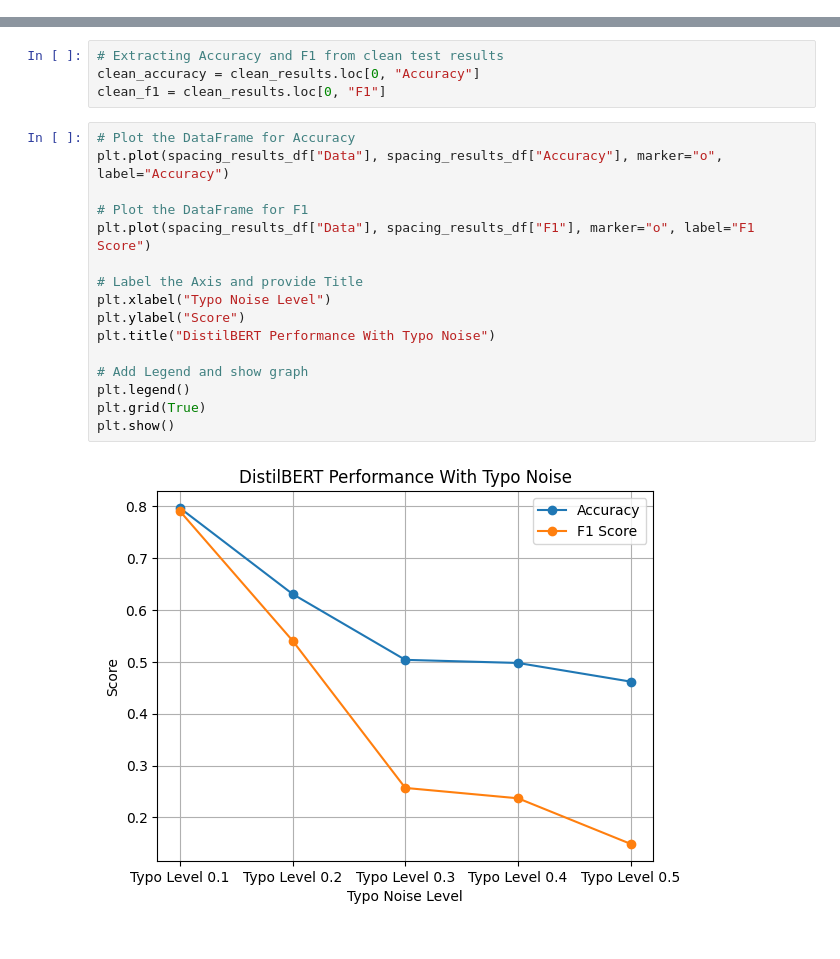
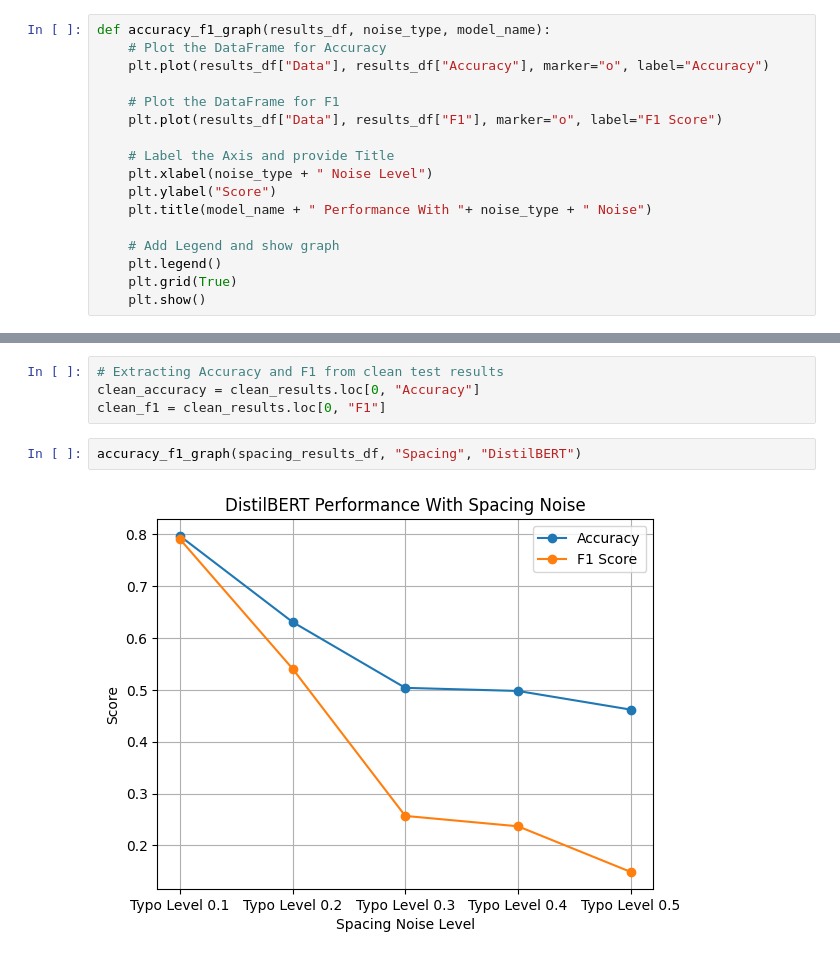
Before and after one commit to pa185/Coding_Project_Philip_Allen_CSM500-2026-APR_240233660, a Jupyter notebook: model-1.ipynb, the cells around one changed output, grey strips where cells are left out. Drawn from its saved outputs; the diff is of its cells as text.

Commit message:
Combined all the graph displaying for the noise types into one graph function

```diff
--- a/model-1.ipynb
+++ b/model-1.ipynb
@@ -459,3 +469,20 @@ def test_noise_function(sample_sentence, noise_function):
+# %%
+def accuracy_f1_graph(results_df, noise_type, model_name):
+    # Plot the DataFrame for Accuracy
+    plt.plot(results_df["Data"], results_df["Accuracy"], marker="o", label="Accuracy")
+
+    # Plot the DataFrame for F1
+    plt.plot(results_df["Data"], results_df["F1"], marker="o", label="F1 Score")
+
+    # Label the Axis and provide Title
+    plt.xlabel(noise_type + " Noise Level")
+    plt.ylabel("Score")
+    plt.title(model_name + " Performance With "+ noise_type + " Noise")
+
+    # Add Legend and show graph
+    plt.legend()
+    plt.grid(True)
+    plt.show()
 # %% [markdown]
 # Creating OCR Noisy Sentences
 # %% [markdown]
@@ -848,21 +847,7 @@ print(spacing_results_df.to_string())
 # Extracting Accuracy and F1 from clean test results
 clean_accuracy = clean_results.loc[0, "Accuracy"]
 clean_f1 = clean_results.loc[0, "F1"]
-# %%
-# Plot the DataFrame for Accuracy
-plt.plot(spacing_results_df["Data"], spacing_results_df["Accuracy"], marker="o", label="Accuracy")
-
-# Plot the DataFrame for F1
-plt.plot(spacing_results_df["Data"], spacing_results_df["F1"], marker="o", label="F1 Score")
-
-# Label the Axis and provide Title
-plt.xlabel("Typo Noise Level")
-plt.ylabel("Score")
-plt.title("DistilBERT Performance With Typo Noise")
-
-# Add Legend and show graph
-plt.legend()
-plt.grid(True)
-plt.show()
-# %% [output]
-[figure, removed]
+# %%
+accuracy_f1_graph(spacing_results_df, "Spacing", "DistilBERT")
+# %% [output]
+[figure, added]
```
Also changed, not shown: parts of 5 cells of this notebook.
